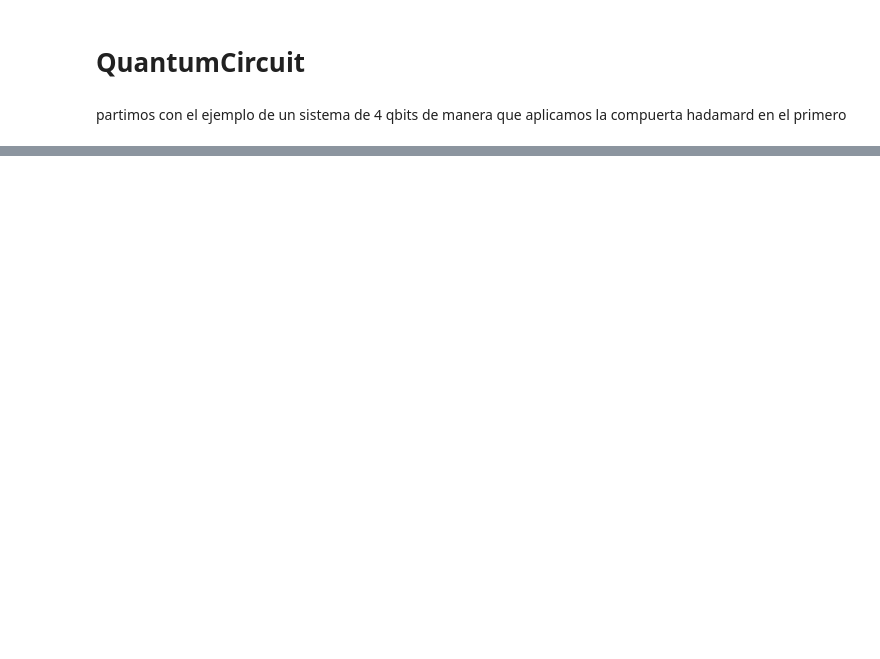
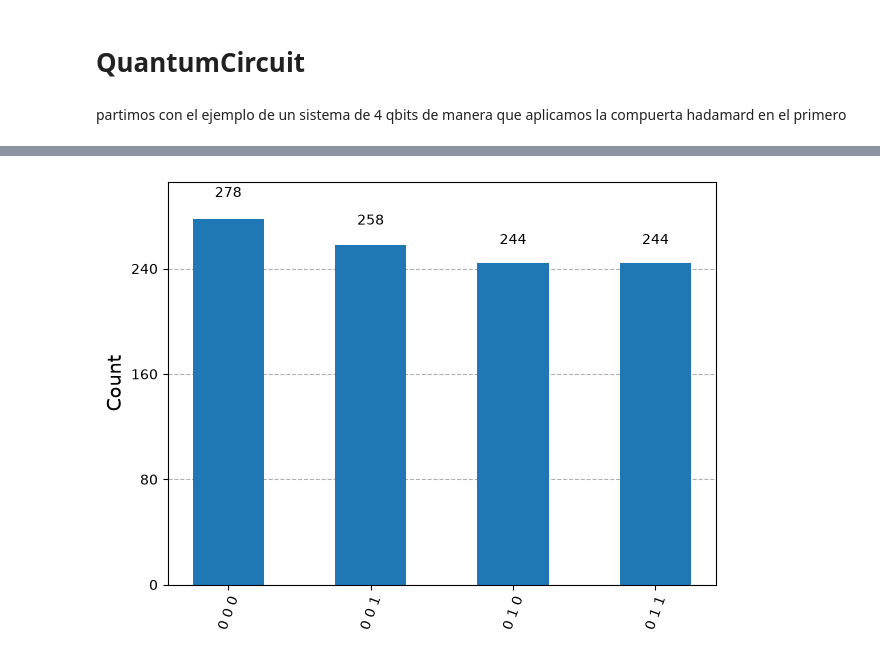
Before and after one commit to troncos22/QTD, a Jupyter notebook: clase_qiskit.ipynb, the cells around one changed output, grey strips where cells are left out. Drawn from its saved outputs; the diff is of its cells as text; code cells hidden in the pictures; blank space fills up the shorter version.

```diff
--- a/clase_qiskit.ipynb
+++ b/clase_qiskit.ipynb
@@ -176,0 +384,6 @@ display(circuit.draw('mpl'))
+# %%
+result = AerSimulator().run(test).result()
+statistics = result.get_counts()
+display(plot_histogram(statistics))
+# %% [output]
+[figure, added]
```
Also changed, not shown: parts of 53 cells of this notebook.
